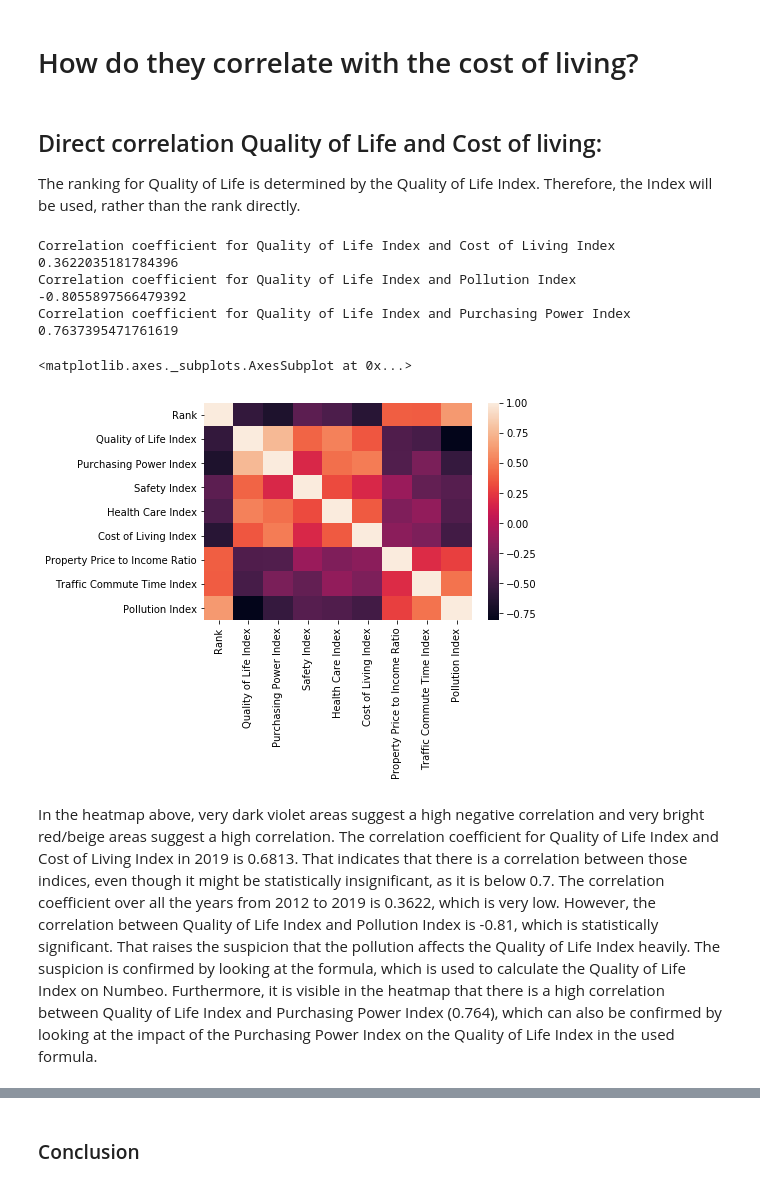
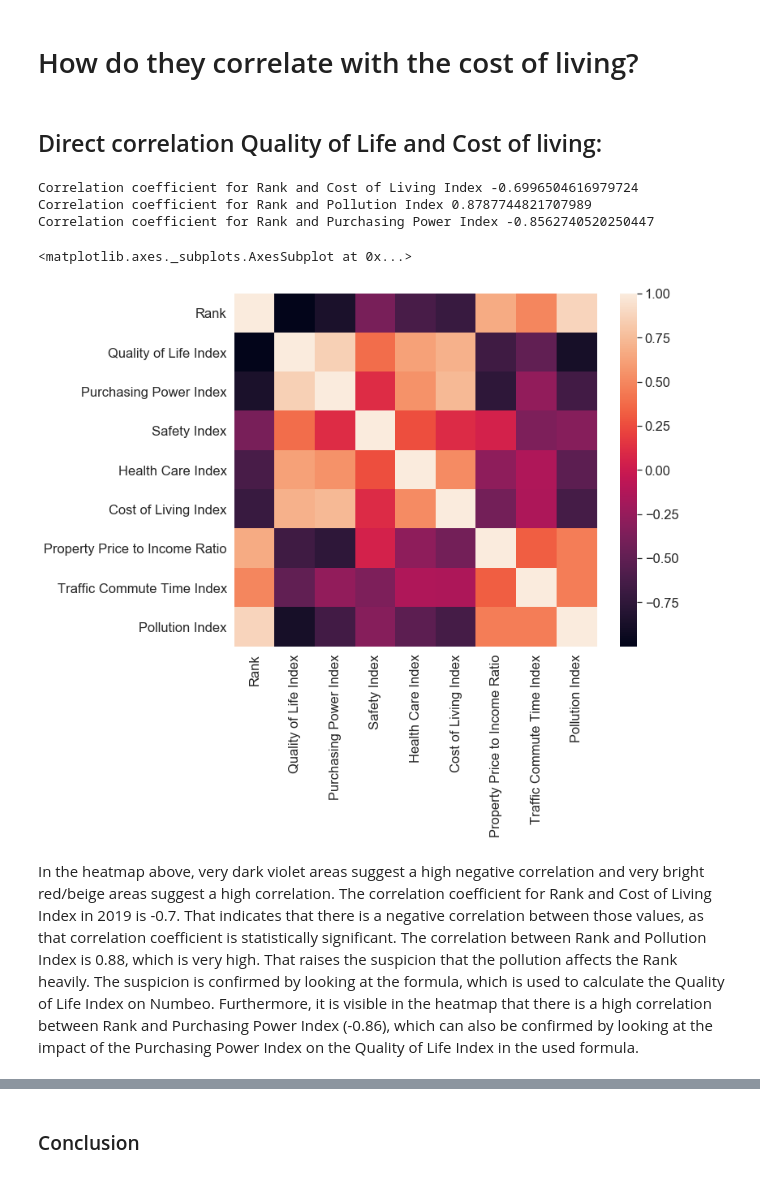
Before and after one commit to pantos1/dopp_ex3_city_livability, a Jupyter notebook: gagajew.ipynb, the cells around one changed output, grey strips where cells are left out. Drawn from its saved outputs; the diff is of its cells as text; code cells hidden in the pictures.

Commit message:
fixed index for numbeo data; added plot for change of correlation with cost of living over the years

```diff
--- a/gagajew.ipynb
+++ b/gagajew.ipynb
@@ -52,29 +52,29 @@ numbeo_city_data
 1136 rows × 10 columns
 # %% [markdown]
 # How do they correlate with the cost of living?
-# %% [markdown]
-## Direct correlation Quality of Life and Cost of living:
-The ranking for Quality of Life is determined by the Quality of Life Index. Therefore, the Index will be used, rather than the rank directly.
+# %% [markdown]
+## Direct correlation Quality of Life and Cost of living:
 # %%
-numbeo_city_data = load_numbeo_city_data()
-corr = numbeo_city_data.corr()
-corr_coefficient_cost_of_living = corr['Quality of Life Index']['Cost of Living Index']
-print('Correlation coefficient for Quality of Life Index and Cost of Living Index overall' + str(corr_coefficient_cost_of_living))
-corr_coefficient_pollution = corr['Quality of Life Index']['Pollution Index']
-print('Correlation coefficient for Quality of Life Index and Pollution Index ' + str(corr_coefficient_pollution))
-corr_coefficient_purchasing = corr['Quality of Life Index']['Purchasing Power Index']
-print('Correlation coefficient for Quality of Life Index and Purchasing Power Index ' + str(corr_coefficient_purchasing))
+numbeo_city_data = load_numbeo_city_data().loc[2019]
+corr = numbeo_city_data.corr(method='spearman')
+corr_coefficient_cost_of_living = corr['Rank']['Cost of Living Index']
+print('Correlation coefficient for Rank and Cost of Living Index ' + str(corr_coefficient_cost_of_living))
+corr_coefficient_pollution = corr['Rank']['Pollution Index']
+print('Correlation coefficient for Rank and Pollution Index ' + str(corr_coefficient_pollution))
+corr_coefficient_purchasing = corr['Rank']['Purchasing Power Index']
+print('Correlation coefficient for Rank and Purchasing Power Index ' + str(corr_coefficient_purchasing))
 
+fig, ax = plt.subplots(figsize=(10,8))         # Sample figsize in inches
 sns.heatmap(corr,
         xticklabels=corr.columns,
-        yticklabels=corr.columns)
+        yticklabels=corr.columns, ax=ax)
 # %% [output]
-Correlation coefficient for Quality of Life Index and Cost of Living Index 0.3622035181784396
-Correlation coefficient for Quality of Life Index and Pollution Index -0.8055897566479392
-Correlation coefficient for Quality of Life Index and Purchasing Power Index 0.7637395471761619
+Correlation coefficient for Rank and Cost of Living Index -0.6996504616979724
+Correlation coefficient for Rank and Pollution Index 0.8787744821707989
+Correlation coefficient for Rank and Purchasing Power Index -0.8562740520250447
 <matplotlib.axes._subplots.AxesSubplot at 0x...>
-[figure, old version]
+[figure, new version]
 # %% [markdown]
 In the heatmap above, very dark violet areas suggest a high negative correlation and very bright red/beige areas suggest a high correlation.
-The correlation coefficient for Quality of Life Index and Cost of Living Index in 2019 is 0.6813. That indicates that there is a correlation between those indices, even though it might be statistically insignificant, as it is below 0.7. The correlation coefficient over all the years from 2012 to 2019 is 0.3622, which is very low. However, the correlation between Quality of Life Index and Pollution Index is -0.81, which is statistically significant. That raises the suspicion that the pollution affects the Quality of Life Index heavily. The suspicion is confirmed by looking at the formula, which is used to calculate the Quality of Life Index on Numbeo. Furthermore, it is visible in the heatmap that there is a high correlation between Quality of Life Index and Purchasing Power Index (0.764), which can also be confirmed by looking at the impact of the Purchasing Power Index on the Quality of Life Index in the used formula.
+The correlation coefficient for Rank and Cost of Living Index in 2019 is -0.7. That indicates that there is a negative correlation between those values, as that correlation coefficient is statistically significant. The correlation between Rank and Pollution Index is 0.88, which is very high. That raises the suspicion that the pollution affects the Rank heavily. The suspicion is confirmed by looking at the formula, which is used to calculate the Quality of Life Index on Numbeo. Furthermore, it is visible in the heatmap that there is a high correlation between Rank and Purchasing Power Index (-0.86), which can also be confirmed by looking at the impact of the Purchasing Power Index on the Quality of Life Index in the used formula.
 # %%
```
Also changed, not shown: parts of 9 cells of this notebook, 3 other files.
